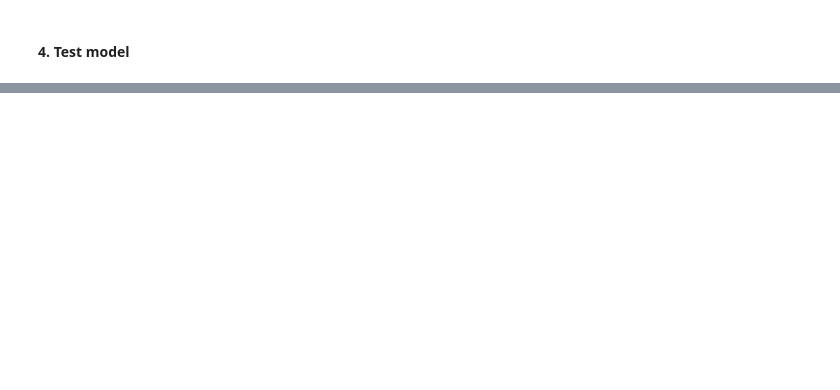
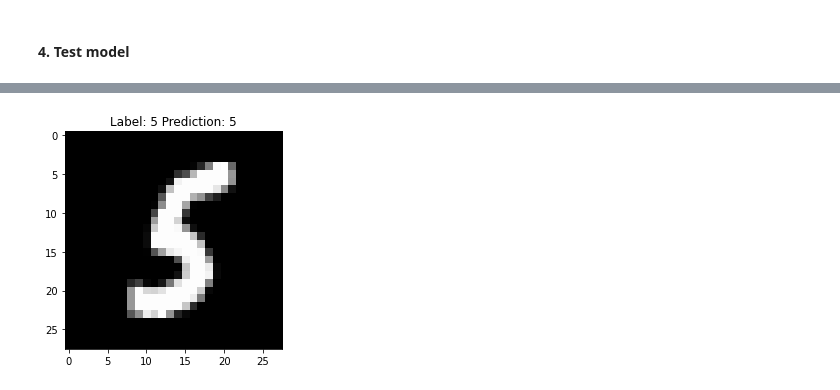
Before and after one commit to SiyangQ/MLAlgorithms, a Jupyter notebook: MLP.ipynb, the cells around one changed output, grey strips where cells are left out. Saved outputs shown, nothing was run; the diff lists cells and outputs as text; code cells hidden in the pictures; blank space fills up the shorter version.

```diff
--- a/MLP.ipynb
+++ b/MLP.ipynb
@@ -100,0 +103,9 @@ NameError: name 'device' is not defined
+# %%
+keyboard = 'n'
+while keyboard == 'n':
+    clear_output()
+    img, label = testData[int(torch.randint(0, len(testData), (1,1)))]
+    displayImage(img, label, predict_image(img, model, device))
+    keyboard = input("enter n to see next image, or anything else to exit: ")
+# %% [output]
+[figure, added]
```
Also changed, not shown: parts of 5 cells of this notebook.
